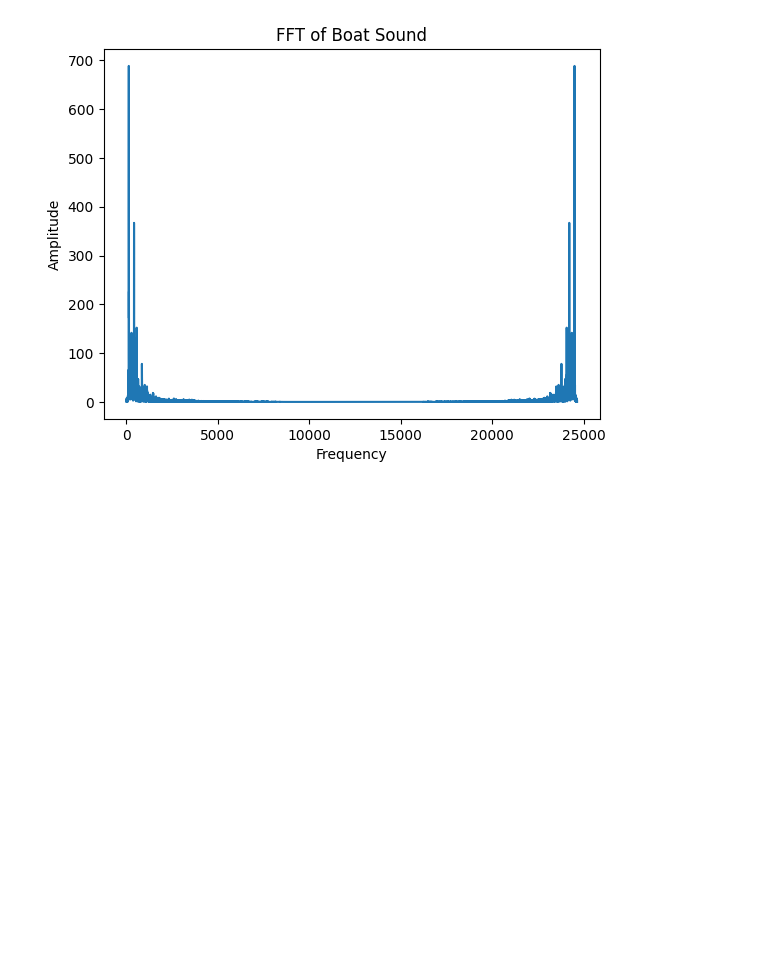
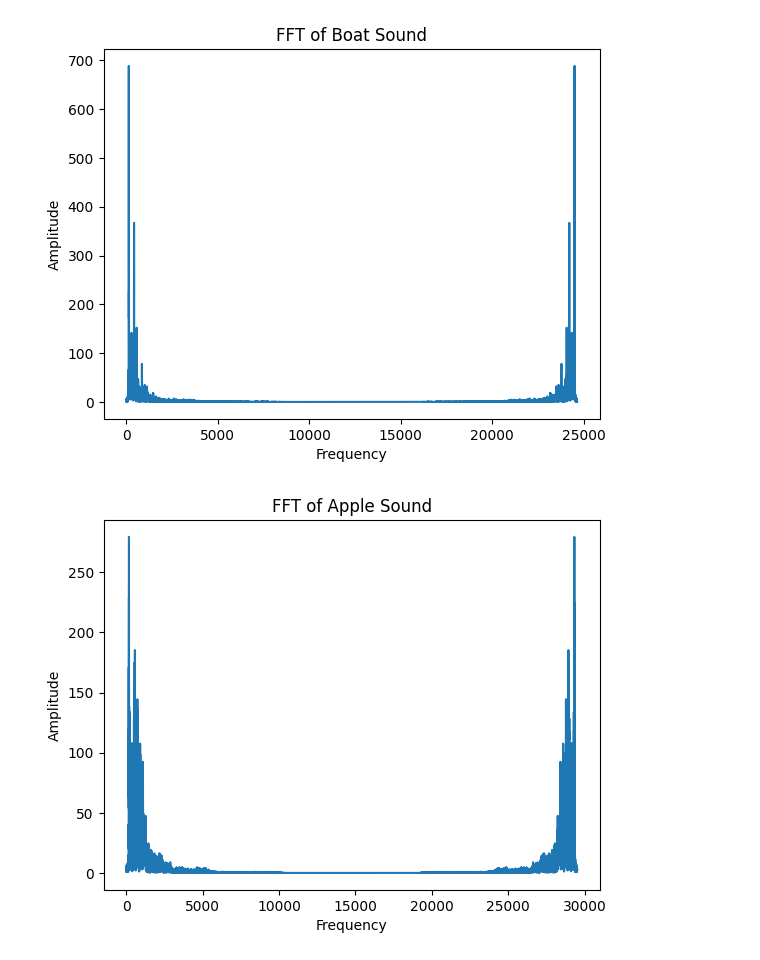
Before and after one commit to vishwashdark/Speech-Processing, a Jupyter notebook: Lab6.ipynb, the cells around one changed output. Saved outputs shown, nothing was run; the diff lists cells and outputs as text; code cells hidden in the pictures; blank space fills up the shorter version.

```diff
--- a/Lab6.ipynb
+++ b/Lab6.ipynb
@@ -25,6 +25,8 @@ def plotwaveform(x,n):
     plt.ylabel("Amplitude")
     plt.title("Waveform of "+n+" Sound")
 plotfft(y1,"Bat")
+y2,sr=librosa.load(Sound2)
+y3,sr=librosa.load(Sound3)
 # %% [output]
 [figure]
 # %%
@@ -53,3 +55,7 @@ plotfft(y3,"Boat")
 [figure]
 # %%
 """Repeat the A1 for a consonant sound. Perform the same for a few consonant sounds."""
+y4,sr=librosa.load("C:/Users/sharm/OneDrive/Desktop/Speech-Processing/Audio/Apple.ogg")
+plotfft(y4,"Apple")
+# %% [output]
+[figure, added]
```
Also changed, not shown: parts of 11 cells of this notebook, 2 other files.
